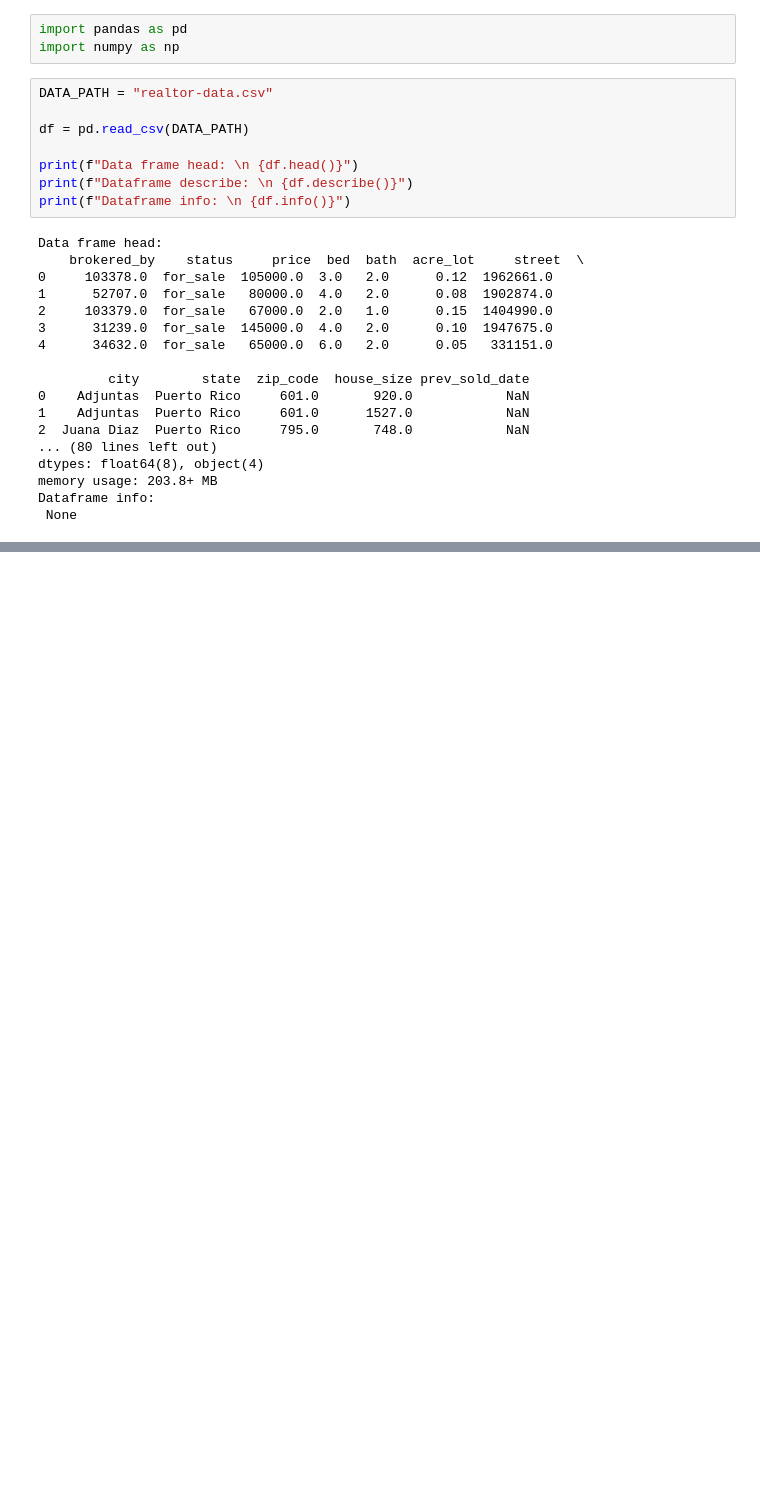
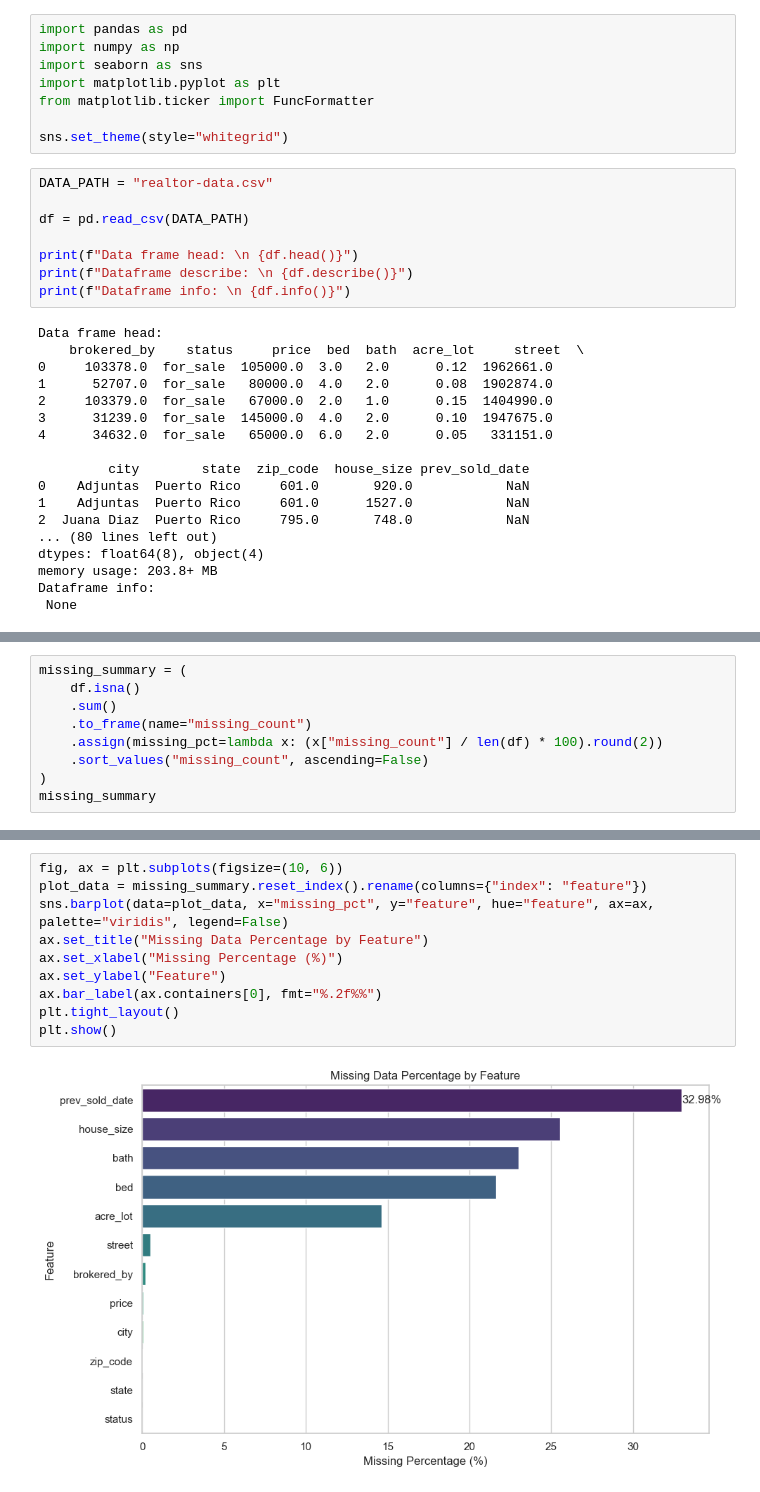
Before and after one commit to curohn/programming_for_business_project, a Jupyter notebook: main.ipynb, the cells around one changed output, grey strips where cells are left out. Saved outputs shown, nothing was run; the diff lists cells and outputs as text; blank space fills up the shorter version.

```diff
--- a/main.ipynb
+++ b/main.ipynb
@@ -4,6 +4,11 @@
 # %%
 import pandas as pd
 import numpy as np
+import seaborn as sns
+import matplotlib.pyplot as plt
+from matplotlib.ticker import FuncFormatter
+
+sns.set_theme(style="whitegrid")
 # %%
 DATA_PATH = "realtor-data.csv"
 
@@ -32,0 +107,9 @@ Dataframe info:
+# %%
+missing_summary = (
+    df.isna()
+    .sum()
+    .to_frame(name="missing_count")
+    .assign(missing_pct=lambda x: (x["missing_count"] / len(df) * 100).round(2))
+    .sort_values("missing_count", ascending=False)
+)
+missing_summary
@@ -32,0 +130,12 @@ Dataframe info:
+# %%
+fig, ax = plt.subplots(figsize=(10, 6))
+plot_data = missing_summary.reset_index().rename(columns={"index": "feature"})
+sns.barplot(data=plot_data, x="missing_pct", y="feature", hue="feature", ax=ax, palette="viridis", legend=False)
+ax.set_title("Missing Data Percentage by Feature")
+ax.set_xlabel("Missing Percentage (%)")
+ax.set_ylabel("Feature")
+ax.bar_label(ax.containers[0], fmt="%.2f%%")
+plt.tight_layout()
+plt.show()
+# %% [output]
+[figure, added]
```
Also changed, not shown: parts of 22 cells of this notebook, 1 other file.
